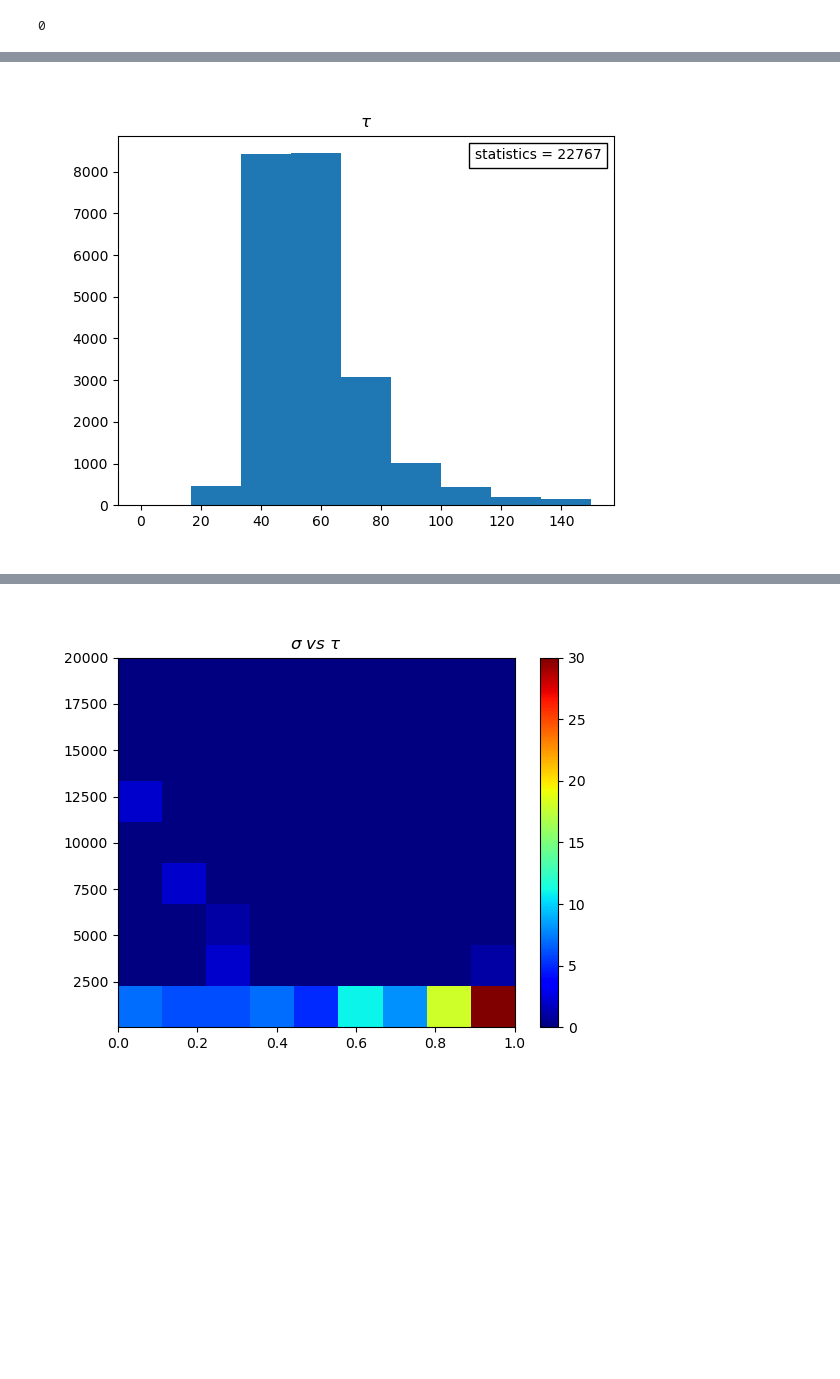
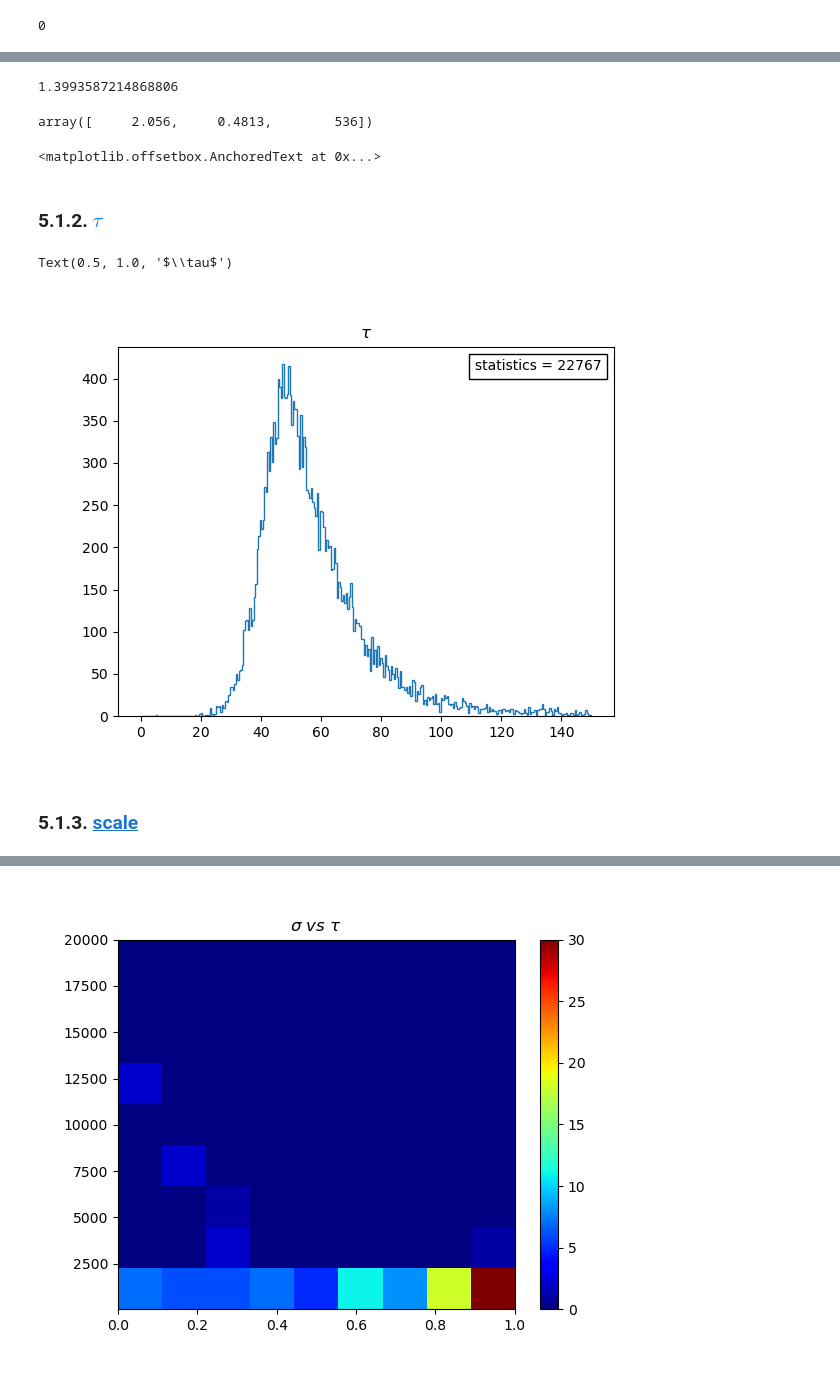
Before and after one commit to sarthchoudhary/ArGSet, a Jupyter notebook: notebooks/histogram_wf_param.ipynb, the cells around one changed output, grey strips where cells are left out. Saved outputs shown, nothing was run; the diff lists cells and outputs as text; code cells hidden in the pictures; blank space fills up the shorter version.

```diff
--- a/notebooks/histogram_wf_param.ipynb
+++ b/notebooks/histogram_wf_param.ipynb
@@ -186,14 +231,51 @@ plt.show()
+# %%
+x_range = range(30, 49)
+
+p0_input = [2, 0.45, 500.0]
+bounds_input = ([1.0, 0.0, 500.0], [10.0, 1.0, 600.0])
+fitted_parameters, _pcov = curve_fit(f_gauss,
+                            hist_edges[x_range], hist_content[x_range], \
+                            p0 = p0_input,
+                            bounds = bounds_input,
+                            sigma = np.sqrt(hist_content[x_range]),
+                            absolute_sigma=True,
+                            )
+
+chisqr_value = red_chisq(hist_content[x_range], \
+    f_gauss(hist_edges[x_range], *fitted_parameters), fitted_parameters
+    )
+
+chisqr_value
+# %% [output]
+1.3993587214868806
+# %%
+fitted_parameters
+# %% [output]
+array([     2.056,     0.4813,        536])
+# %%
+ax2.plot(hist_edges[x_range], f_gauss(hist_edges[x_range], *fitted_parameters),
+        #  color='red',
+         label='fitted function')
+ax2.legend()
+chisqr_in_box = AnchoredText(f"red. chisqr = {chisqr_value:.2f}", \
+                                       loc='center right')
+ax2.add_artist(chisqr_in_box)
+# %% [output]
+<matplotlib.offsetbox.AnchoredText at 0x...>
+# %% [markdown]
+### 5.1.2. <a id='toc5_1_2_'></a>[$\tau$](#toc0_)
 # %%
 plt.close(3)
-plt.figure(3)
-plt.hist(param_dict[ch_x]['tau'], bins= np.linspace(0.0, 150.0, 10))
+fig3, ax3 = plt.subplots()
+ax3.hist = plt.hist(param_dict[ch_x]['tau'], bins= np.linspace(0.0, 150.0, 300), histtype='step')
 text_in_box = AnchoredText(f"statistics = {len(param_dict[ch_x]['tau'])}", \
                                        loc='upper right')
-ax = plt.gca()
-ax.add_artist(text_in_box)
-plt.title('$\\tau$')
-plt.show()
+ax3.add_artist(text_in_box)
+ax3.set_title('$\\tau$')
 # %% [output]
+Text(0.5, 1.0, '$\\tau$')
-[figure, old version]
+[figure, new version]
+# %% [markdown]
+### 5.1.3. <a id='toc5_1_3_'></a>[scale](#toc0_)
 # %%
 plt.close(4)
```
Also changed, not shown: parts of 74 cells of this notebook.
